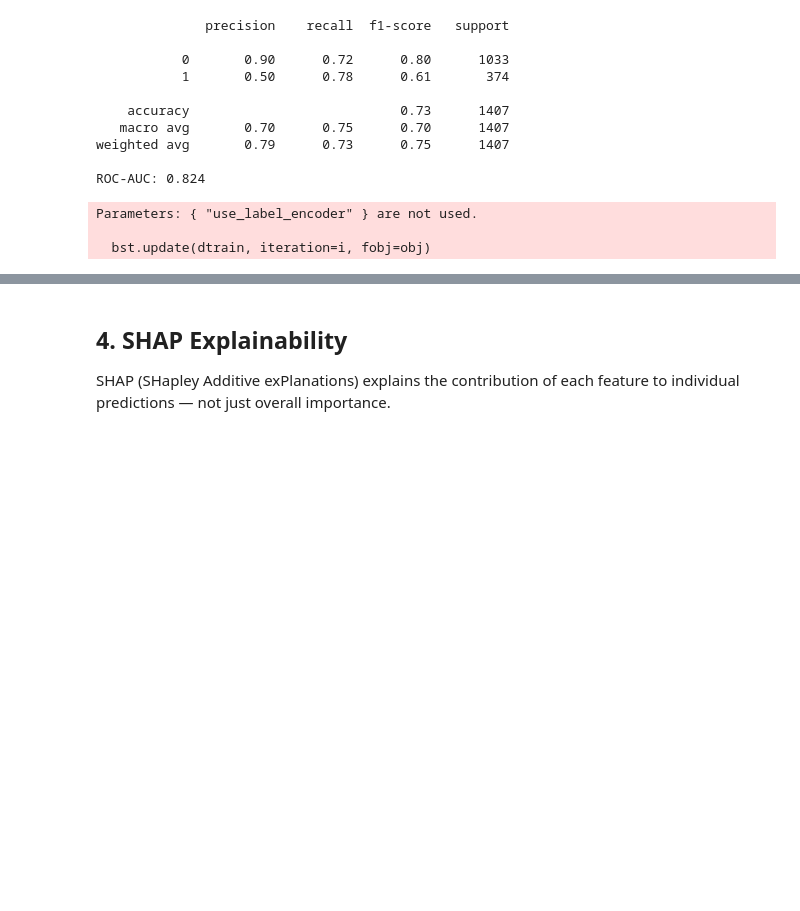
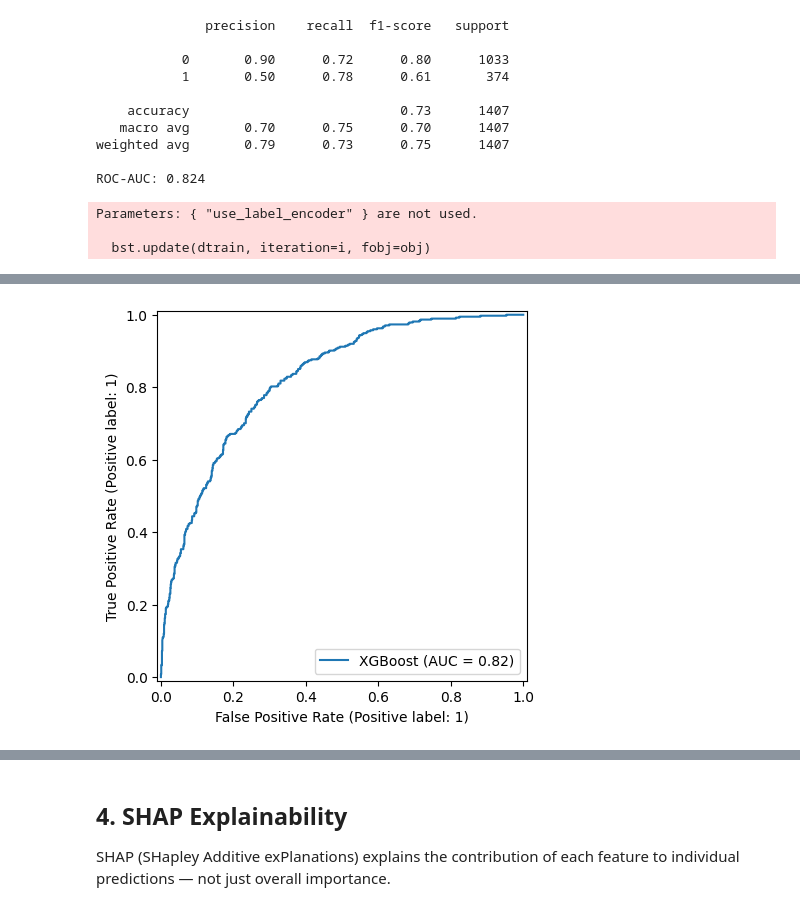
Before and after one commit to krishjaiswal27/Customer-Churn-Intelligence, a Jupyter notebook: ml_shap.ipynb, the cells around one changed output, grey strips where cells are left out. Drawn from its saved outputs; the diff is of its cells as text; code cells hidden in the pictures; blank space fills up the shorter version.

Commit message:
add ROC curve and confusion matrix evaluation

```diff
--- a/ml_shap.ipynb
+++ b/ml_shap.ipynb
@@ -134,0 +146,7 @@ Parameters: { "use_label_encoder" } are not used.
+# %%
+fig, ax = plt.subplots()
+RocCurveDisplay.from_predictions(y_test, y_prob, ax=ax, name='XGBoost')
+plt.savefig('roc_curve.png', dpi=150, bbox_inches='tight')
+plt.show()
+# %% [output]
+[figure, added]
```
Also changed, not shown: parts of 6 cells of this notebook.
